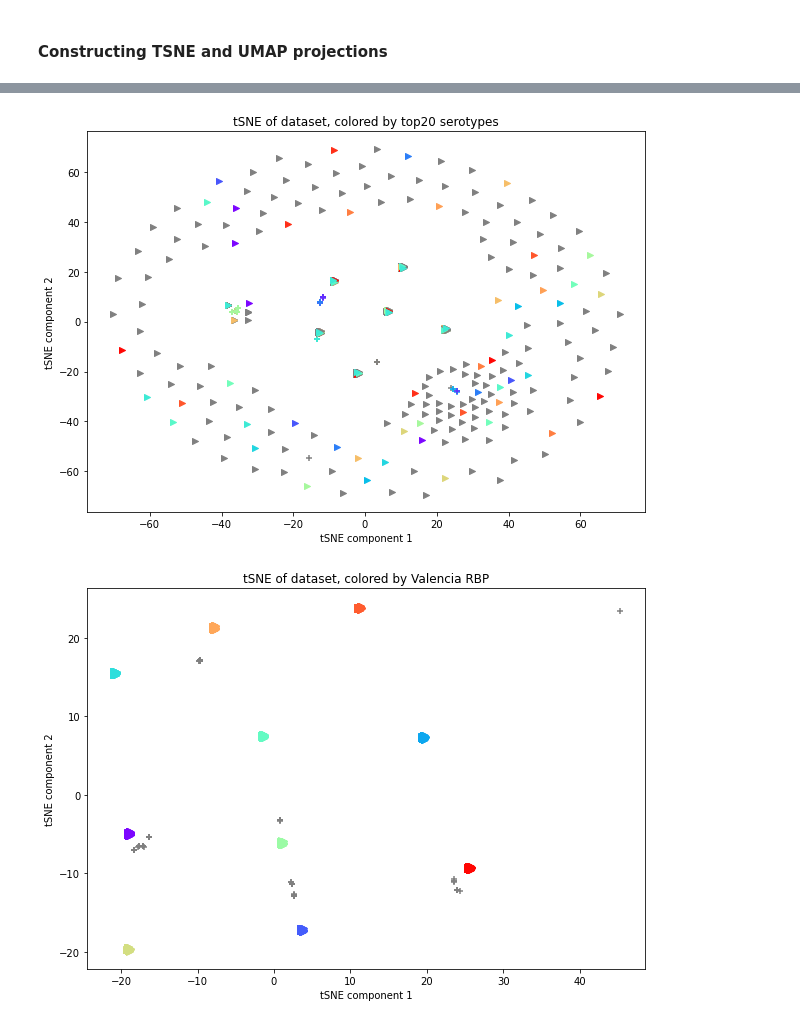
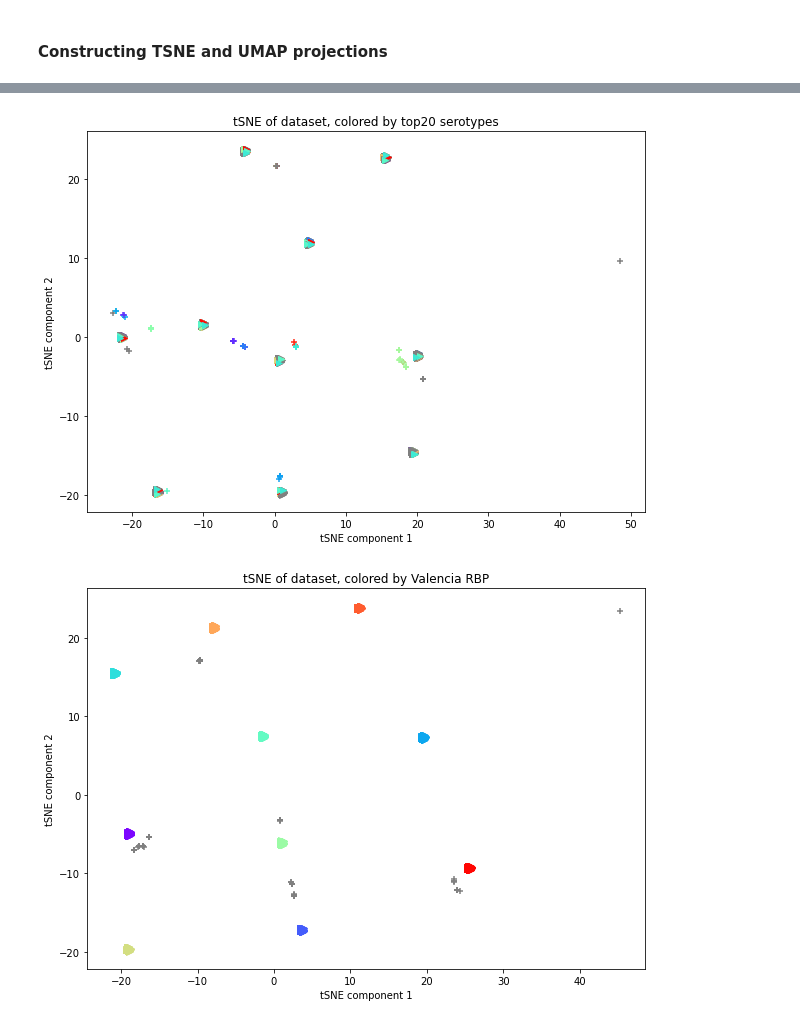
Before and after one commit to dimiboeckaerts/PhageHostLearn, a Jupyter notebook: phagehostpredict.ipynb, the cells around one changed output, grey strips where cells are left out. Drawn from its saved outputs; the diff is of its cells as text; code cells hidden in the pictures.

```diff
--- a/phagehostpredict.ipynb
+++ b/phagehostpredict.ipynb
@@ -226,34 +226,34 @@ Text(0, 0.5, 'tSNE component 2')
 # %%
 # colored by serotype
-X_tsne = TSNE(n_components=2, learning_rate='auto', init='random').fit_transform(X_rbps)
+X_tsne = TSNE(n_components=2, perplexity=61, learning_rate='auto', init='random').fit_transform(X_rbps)
 seros = pd.read_csv(klebsiella_dir+'/klebsiella_genomes_031221_serotypes.csv')
 unique_seros = list(set(seros['sero']))
 seros_count = [list(seros['sero']).count(x) for x in unique_seros]
 seros_top = [x for _,x in sorted(zip(seros_count,unique_seros), reverse=True)][:20]
 plt.figure(figsize=(10,7))
 viridis = cm.get_cmap('rainbow')
 crange = np.linspace(0.01, 0.99, len(seros_top))
 
 for i in range(X_tsne.shape[0]):
     this_index = frame['row'][i]
     this_sero = seros['sero'][this_index]
     if (frame['origin'][i] == 'prophage') and (this_sero in seros_top):
         col = viridis(crange[seros_top.index(this_sero)])
         plt.scatter(X_tsne[i,0], X_tsne[i,1], color=col, marker='+')
     if (frame['origin'][i] == 'prophage') and (this_sero not in seros_top):
         plt.scatter(X_tsne[i,0], X_tsne[i,1], color='grey', marker='+')
     if (frame['origin'][i] == 'valencia') and (this_sero in seros_top):
         col = viridis(crange[seros_top.index(this_sero)])
         plt.scatter(X_tsne[i,0], X_tsne[i,1], color=col, marker='>')
     if (frame['origin'][i] == 'valencia') and (this_sero not in seros_top):
         plt.scatter(X_tsne[i,0], X_tsne[i,1], color='grey', marker='>')
 
 plt.title("tSNE of dataset, colored by top20 serotypes")
 plt.xlabel('tSNE component 1')
 plt.ylabel('tSNE component 2')
 plt.savefig(results_dir+'/features/rbp_embeddings_tSNE_serocolor.png', dpi=400)
 # %% [output]
-[figure, old version]
+[figure, new version]
 # %%
 # colored with Valencia RBPs
 X_tsne = TSNE(n_components=2, perplexity=61, learning_rate='auto', init='random').fit_transform(X_rbps)
```
Also changed, not shown: parts of 16 cells of this notebook, 10 other files.
